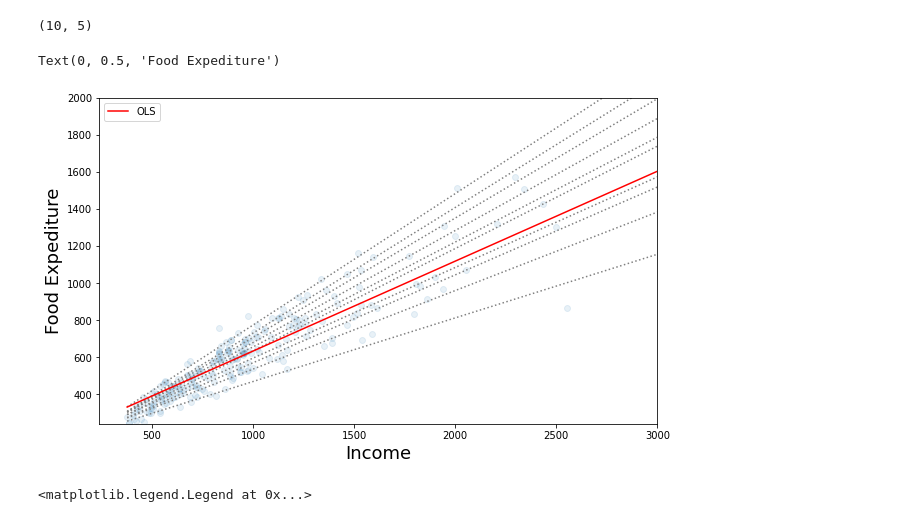
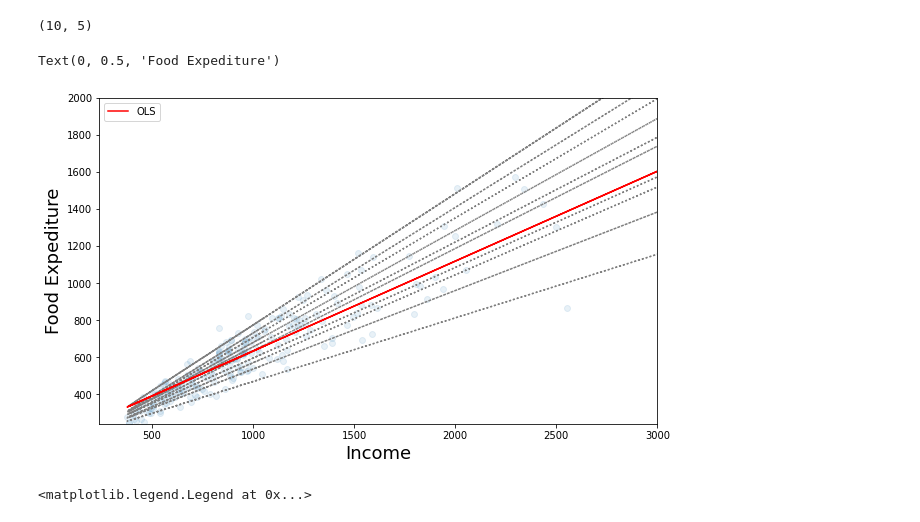
Before and after one commit to vbanai/Linear_and_Logistic_Regression_Projects, a Jupyter notebook: Tabular_playground_2021_linear_regression.ipynb, the cells around one changed output. Drawn from its saved outputs; the diff is of its cells as text; code cells hidden in the pictures.

```diff
--- a/Tabular_playground_2021_linear_regression.ipynb
+++ b/Tabular_playground_2021_linear_regression.ipynb
@@ -1537,27 +1557,27 @@ models.shape
 (10, 5)
 # %%
 #Best fit line for 10 quantile regression models to the least squares fit
-x=np.arange(data.income.min(), data.income.max(), 50)
-get_y=lambda a,b: a+b *x  # intercept + coef *x
+#x=np.arange(data.income.min(), data.income.max(), 50)
+get_y=lambda a,b: a+b *data.income  # intercept + coef *x
 fig, ax=plt.subplots(figsize=(10,6))
 
 #ploting the quantile regression lines
 for i in range(models.shape[0]):
   y=get_y(models.a[i], models.b[i])
-  ax.plot(x, y, linestyle='dotted', color='grey')
+  ax.plot(data.income, y, linestyle='dotted', color='grey')
 
 #ploting the ols line
 y=get_y(ols_dict['a'], ols_dict['b'])
-ax.plot(x, y, color='red', label='OLS')
+ax.plot(data.income, y, color='red', label='OLS')
 
 #ploting the data
 ax.scatter(data.income, data.foodexp, alpha=0.1)
 ax.set_xlim(240, 3000)
 ax.set_ylim(240, 2000)
 legend=ax.legend()
 ax.set_xlabel('Income', fontsize=18)
 ax.set_ylabel('Food Expediture', fontsize=18)
 # %% [output]
 Text(0, 0.5, 'Food Expediture')
-[figure, old version]
+[figure, new version]
 # %%
```
Also changed, not shown: parts of 16 cells of this notebook.
